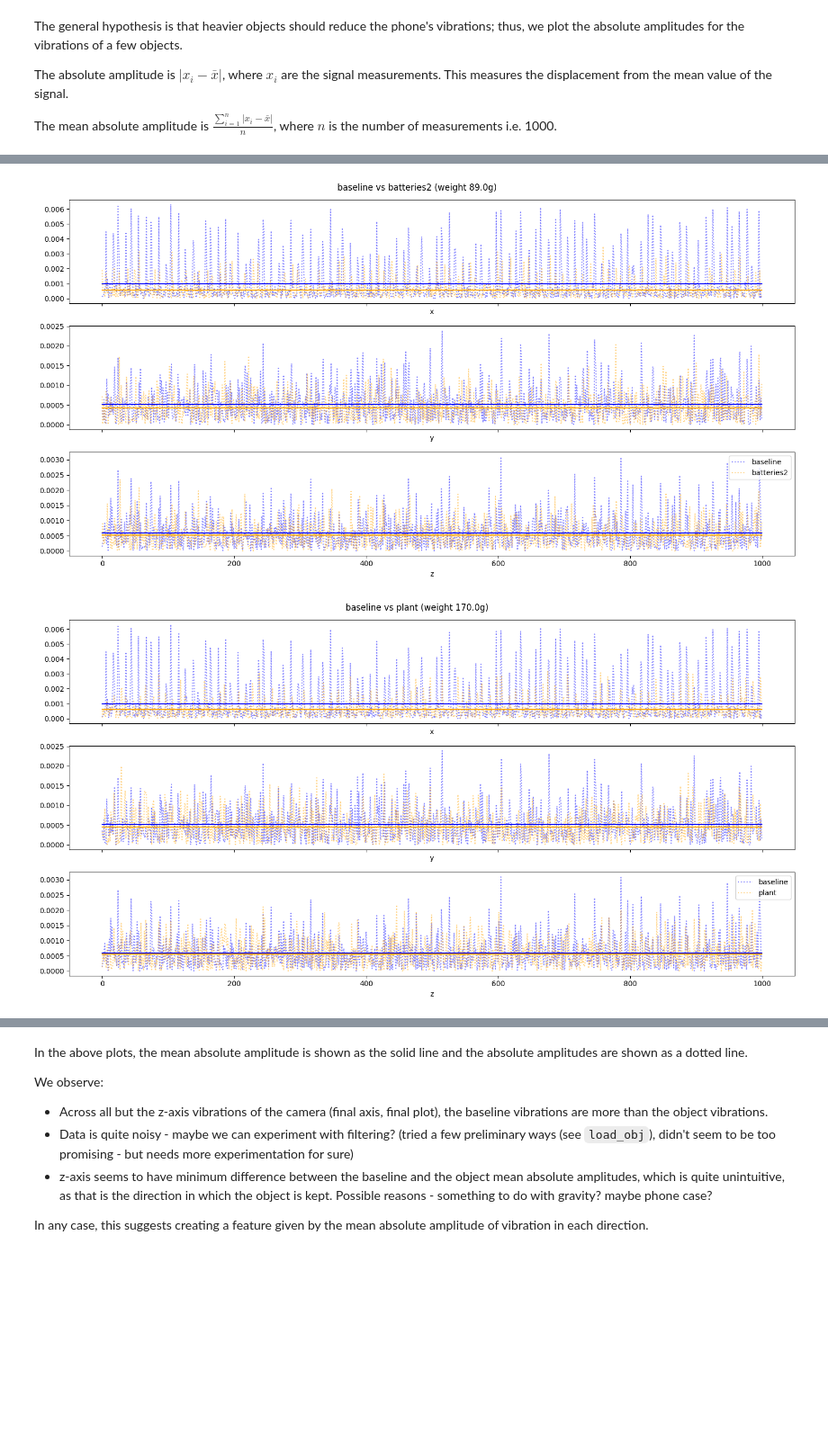
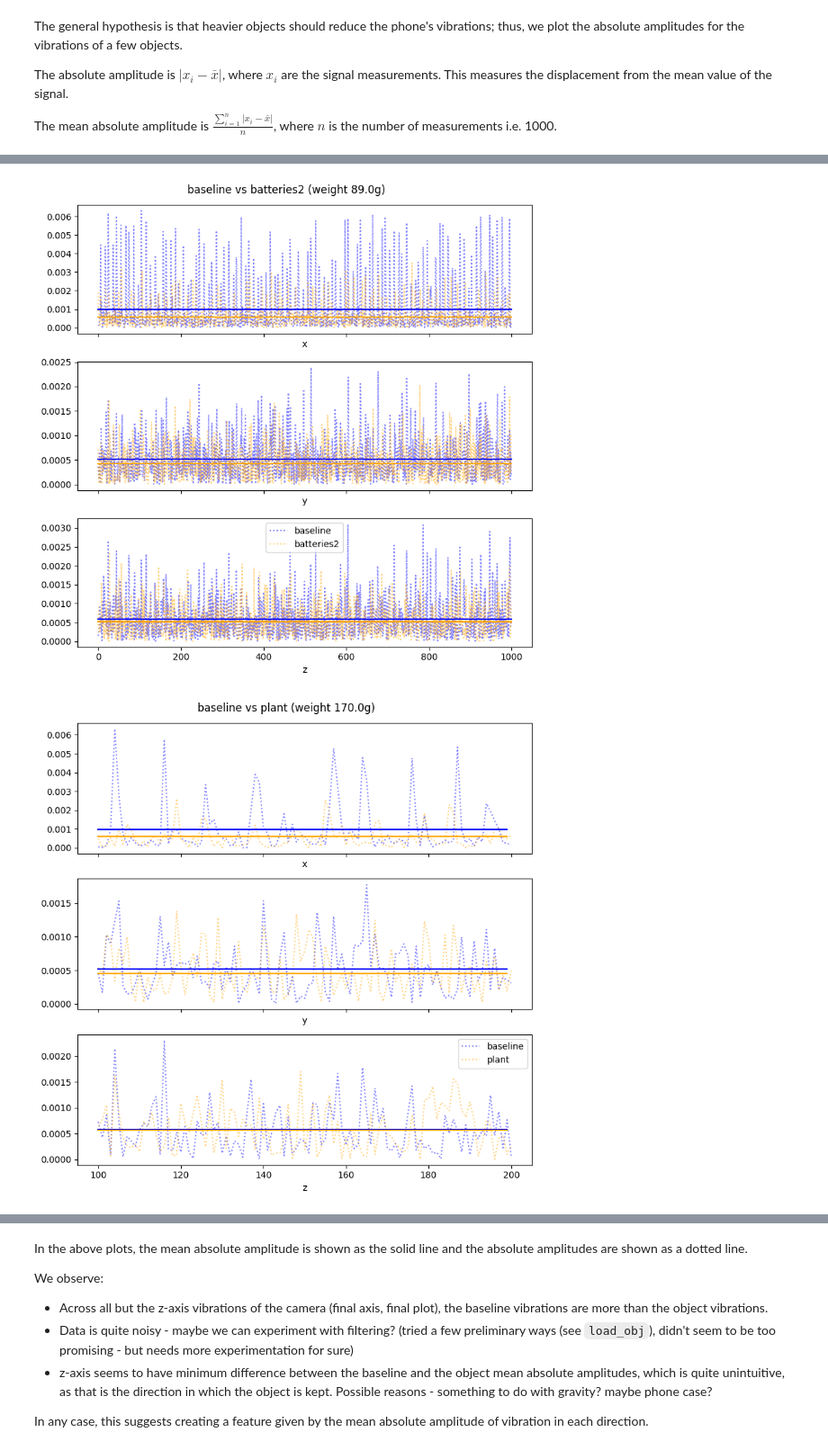
Before and after one commit to bummoblizard/comp3516-scale, a Jupyter notebook: analysis/base_analysis.ipynb, the cells around one changed output, grey strips where cells are left out. Shown at 90% size. Drawn from its saved outputs; the diff is of its cells as text; code cells hidden in the pictures; blank space fills up the shorter version.

Commit message:
Added filtering analysis + test2 set results

```diff
--- a/analysis/base_analysis.ipynb
+++ b/analysis/base_analysis.ipynb
@@ -106,19 +108,16 @@ def butter_bandpass_filter(data, cutoff, fs, order):
 	y = filtfilt(b, a, data)
 	return y
 # %%
-def load_obj(obj, ind, subtract_mean=True, filter_freq=False):
+def load_obj(obj, ind, subtract_mean=True, filter_freq=None):
     data = pd.read_csv(experiment_meta[obj]['csv_paths'][ind], header=None)
 
     # Translate the signal such that it has zero mean
     if subtract_mean:
         data = data - np.asarray(data.mean(axis=1)).reshape(-1, 1)
 
-    # Remove all frequencies that are not 10Hz
+    # Apply Gaussian filter
     if filter_freq:
-        #data = pd.DataFrame(butter_highpass_filter(butter_lowpass_filter(np.asarray(data), 10, fs, 10), 10, fs, 10))
-        #data = pd.DataFrame(butter_bandpass_filter(np.asarray(data), (10, 20), fs, 10))
-        #data = pd.DataFrame(scipy.ndimage.gaussian_filter1d(np.asarray(data), 3))
-        pass
+        data = pd.DataFrame(scipy.ndimage.gaussian_filter1d(np.asarray(data), filter_freq))
 
     return data
 # %% [markdown]
@@ -128,7 +127,7 @@ The absolute amplitude is $|x_i - \bar{x}|$, where $x_i$ are the signal measurem
 
 The mean absolute amplitude is $\frac{\sum_{i=1}^{n}|x_i - \bar{x}|}{n}$, where $n$ is the number of measurements i.e. 1000.
 # %%
-def plot_abs_wave(obj2, window=None, obj1='baseline', i1=0, i2=0, filter_freq=False):
+def plot_abs_wave(obj2, window=None, obj1='baseline', i1=0, i2=0, filter_freq=None):
     obj1_data = load_obj(obj1, i1, filter_freq=filter_freq)
     obj2_data = load_obj(obj2, i2, filter_freq=filter_freq)
 
@@ -137,7 +136,7 @@ def plot_abs_wave(obj2, window=None, obj1='baseline', i1=0, i2=0, filter_freq=Fa
     else:
         le, re = window
 
-    fig, axes = plt.subplots(3, 1, sharex=True, figsize=(15, 8))
+    fig, axes = plt.subplots(3, 1, sharex=True, figsize=(8, 8))
     fig.suptitle(f'{obj1} vs {obj2} (weight {experiment_meta[obj2]["weight"]}g)')
 
     for i, v in enumerate(['x', 'y', 'z']):
@@ -158,11 +157,11 @@ plot_abs_wave('grape')
 # %%
 plot_abs_wave('batteries2')
 # %% [output]
-[figure, old version]
+[figure, new version]
 # %%
-plot_abs_wave('plant')
+plot_abs_wave('plant', window=[100, 200])
 # %% [output]
-[figure, old version]
+[figure, new version]
 # %%
 plot_abs_wave('camera')
 # %% [output]
```
Also changed, not shown: parts of 36 cells of this notebook.
